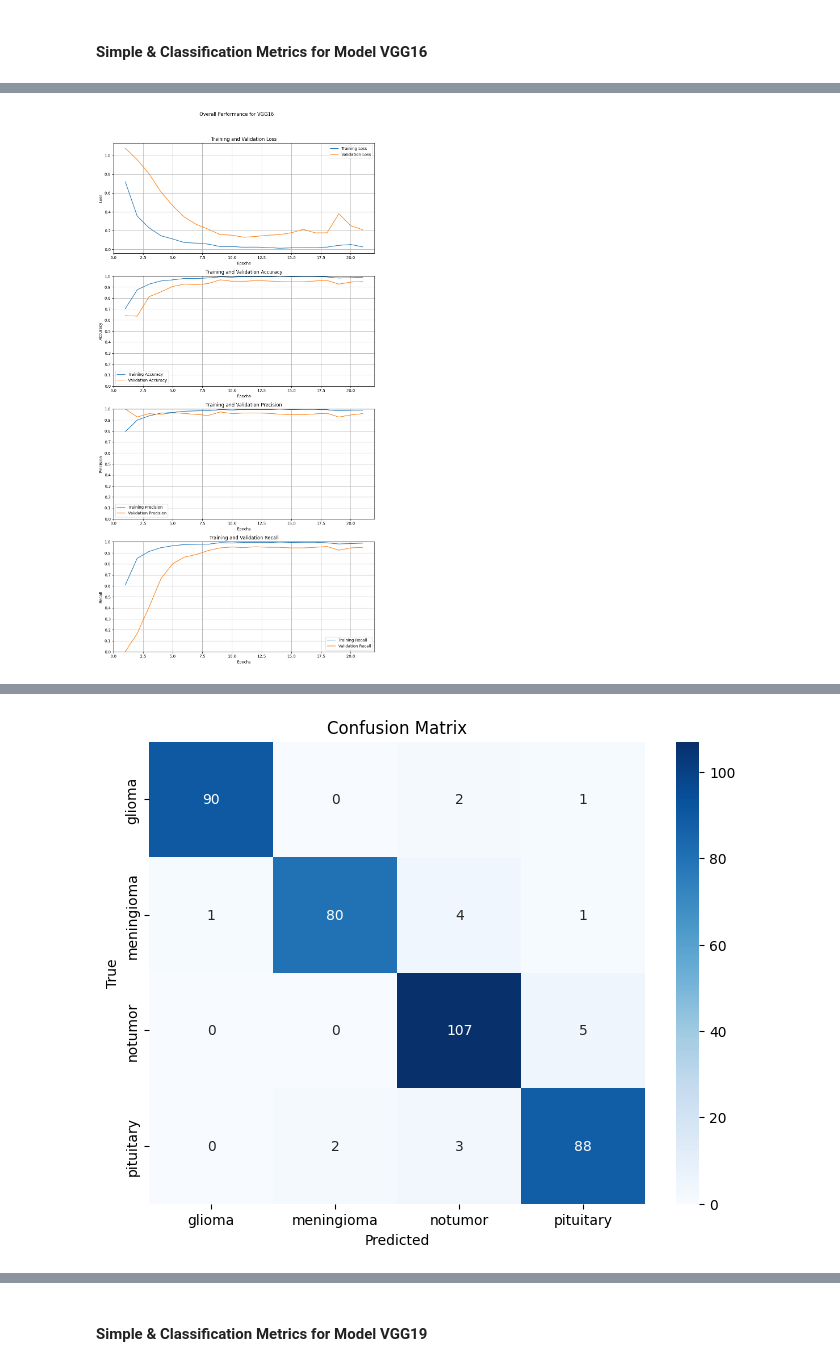
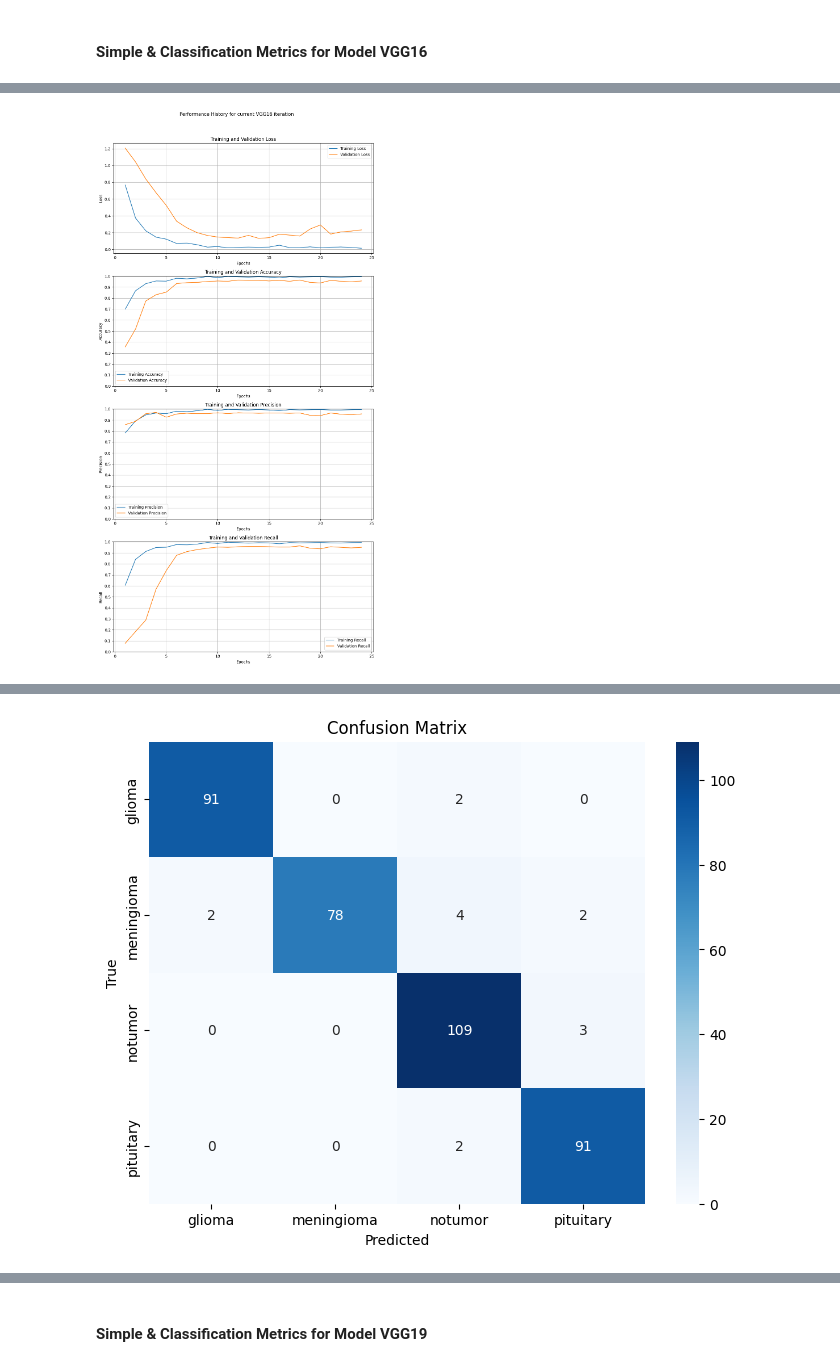
Before and after one commit to mtwchuang/CSC3009-Brain-Tumor-Detection, a Jupyter notebook: VGG.ipynb, the cells around one changed output, grey strips where cells are left out. Cells and saved outputs as stored; diff of their text form; code cells hidden in the pictures.

```diff
--- a/VGG.ipynb
+++ b/VGG.ipynb
@@ -503,6 +497,7 @@ def plot_confusion_matrix(model):
 # %% [markdown]
 #### Simple & Classification Metrics for Model VGG16
 # %%
-plot_model_performance(vgg16_history, "Overall Performance for VGG16")
-plot_confusion_matrix(vgg16_model)
+plot_model_performance(vgg16_history, "Performance History for current VGG16 iteration")
+best_vgg16_model = load_model('model_checkpoints/vgg16_brain_tumor.keras')
+plot_confusion_matrix(best_vgg16_model)
 # %% [output]
@@ -526 +521 @@ plot_confusion_matrix(vgg16_model)
-[figure, old version]
+[figure, new version]
@@ -528,2 +523,2 @@ plot_confusion_matrix(vgg16_model)
-[figure, old version]
+[figure, new version]
 Classification Report:
```
Also changed, not shown: parts of 6 cells of this notebook, 3 other files.
